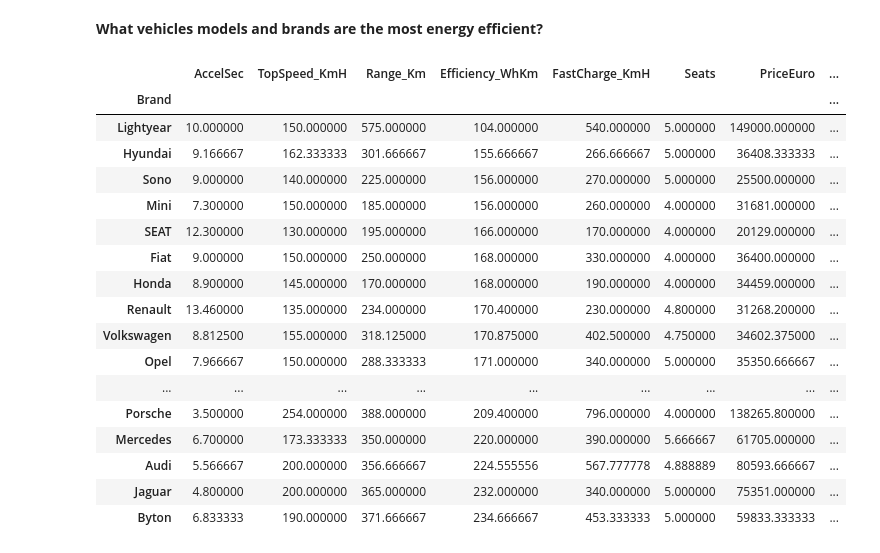
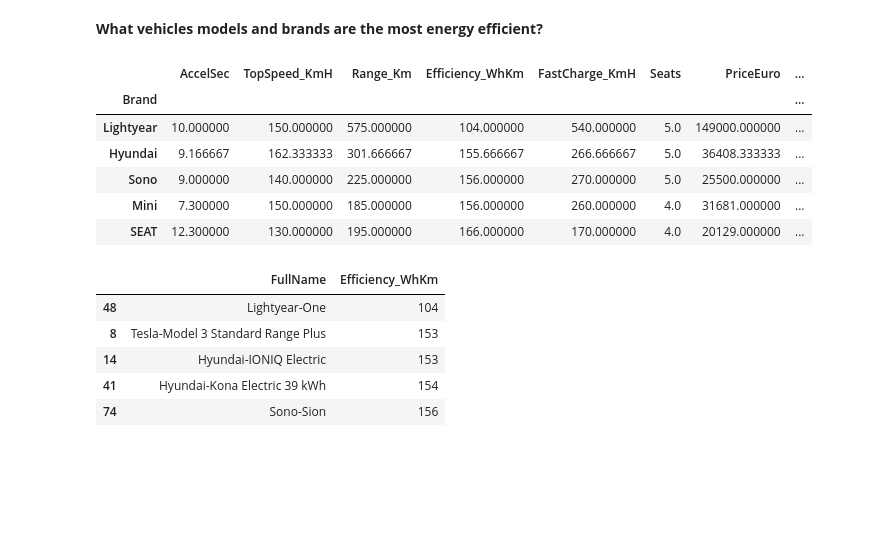
Before and after one commit to ZFatmi/Py_Electric-Vehicle_Project, a Jupyter notebook: EV Project_ZF.ipynb, the cells around one changed output. Saved outputs shown, nothing was run; the diff lists cells and outputs as text; code cells hidden in the pictures; blank space fills up the shorter version.

```diff
--- a/EV Project_ZF.ipynb
+++ b/EV Project_ZF.ipynb
@@ -337,23 +354,21 @@ EV.sort_values(by = 'BatteryCapacity_kWh',ascending=False).head(5)
 **What vehicles models and brands are the most energy efficient?**
 # %%
 EV_brand=EV.groupby(by='Brand').mean()
-EV_brand.sort_values(by='Efficiency_WhKm')
+EV_brand.sort_values(by='Efficiency_WhKm').head(5)
 # %% [output]
 |  | AccelSec | TopSpeed_KmH | Range_Km | Efficiency_WhKm | FastCharge_KmH | Seats | PriceEuro | ... |
 | Brand |  |  |  |  |  |  |  | ... |
-| Lightyear | 10.000000 | 150.000000 | 575.000000 | 104.000000 | 540.000000 | 5.000000 | 149000.000000 | ... |
-| Hyundai | 9.166667 | 162.333333 | 301.666667 | 155.666667 | 266.666667 | 5.000000 | 36408.333333 | ... |
-| Sono | 9.000000 | 140.000000 | 225.000000 | 156.000000 | 270.000000 | 5.000000 | 25500.000000 | ... |
-| Mini | 7.300000 | 150.000000 | 185.000000 | 156.000000 | 260.000000 | 4.000000 | 31681.000000 | ... |
-| SEAT | 12.300000 | 130.000000 | 195.000000 | 166.000000 | 170.000000 | 4.000000 | 20129.000000 | ... |
-| Fiat | 9.000000 | 150.000000 | 250.000000 | 168.000000 | 330.000000 | 4.000000 | 36400.000000 | ... |
-| Honda | 8.900000 | 145.000000 | 170.000000 | 168.000000 | 190.000000 | 4.000000 | 34459.000000 | ... |
-| Renault | 13.460000 | 135.000000 | 234.000000 | 170.400000 | 230.000000 | 4.800000 | 31268.200000 | ... |
-| Volkswagen | 8.812500 | 155.000000 | 318.125000 | 170.875000 | 402.500000 | 4.750000 | 34602.375000 | ... |
-| Opel | 7.966667 | 150.000000 | 288.333333 | 171.000000 | 340.000000 | 5.000000 | 35350.666667 | ... |
-| ... | ... | ... | ... | ... | ... | ... | ... | ... |
-| Porsche | 3.500000 | 254.000000 | 388.000000 | 209.400000 | 796.000000 | 4.000000 | 138265.800000 | ... |
-| Mercedes | 6.700000 | 173.333333 | 350.000000 | 220.000000 | 390.000000 | 5.666667 | 61705.000000 | ... |
-| Audi | 5.566667 | 200.000000 | 356.666667 | 224.555556 | 567.777778 | 4.888889 | 80593.666667 | ... |
-| Jaguar | 4.800000 | 200.000000 | 365.000000 | 232.000000 | 340.000000 | 5.000000 | 75351.000000 | ... |
-| Byton | 6.833333 | 190.000000 | 371.666667 | 234.666667 | 453.333333 | 5.000000 | 59833.333333 | ... |
+| Lightyear | 10.000000 | 150.000000 | 575.000000 | 104.000000 | 540.000000 | 5.0 | 149000.000000 | ... |
+| Hyundai | 9.166667 | 162.333333 | 301.666667 | 155.666667 | 266.666667 | 5.0 | 36408.333333 | ... |
+| Sono | 9.000000 | 140.000000 | 225.000000 | 156.000000 | 270.000000 | 5.0 | 25500.000000 | ... |
+| Mini | 7.300000 | 150.000000 | 185.000000 | 156.000000 | 260.000000 | 4.0 | 31681.000000 | ... |
+| SEAT | 12.300000 | 130.000000 | 195.000000 | 166.000000 | 170.000000 | 4.0 | 20129.000000 | ... |
+# %%
+EV.sort_values(by='Efficiency_WhKm')[['FullName','Efficiency_WhKm']].head(5)
+# %% [output]
+|  | FullName | Efficiency_WhKm |
+| 48 | Lightyear-One | 104 |
+| 8 | Tesla-Model 3 Standard Range Plus | 153 |
+| 14 | Hyundai-IONIQ Electric | 153 |
+| 41 | Hyundai-Kona Electric 39 kWh | 154 |
+| 74 | Sono-Sion | 156 |
```
Also changed, not shown: parts of 3 cells of this notebook.
